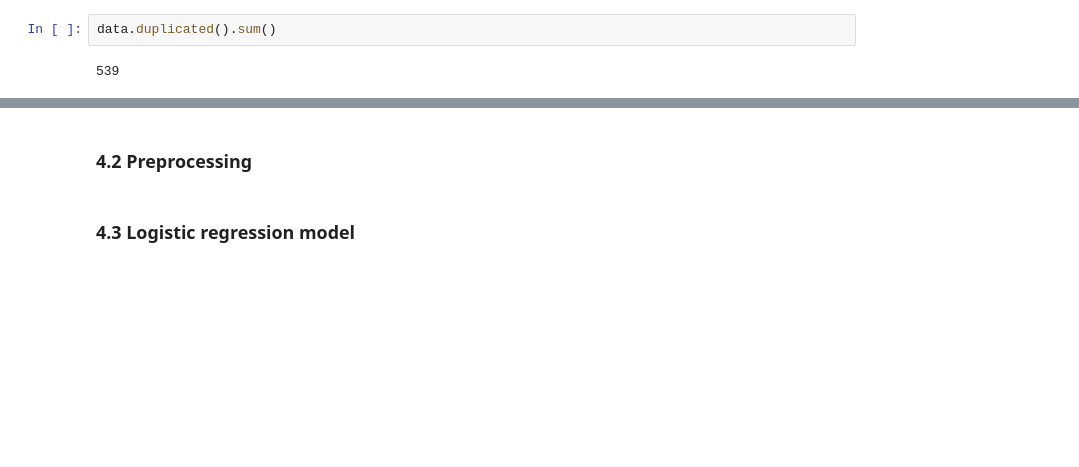
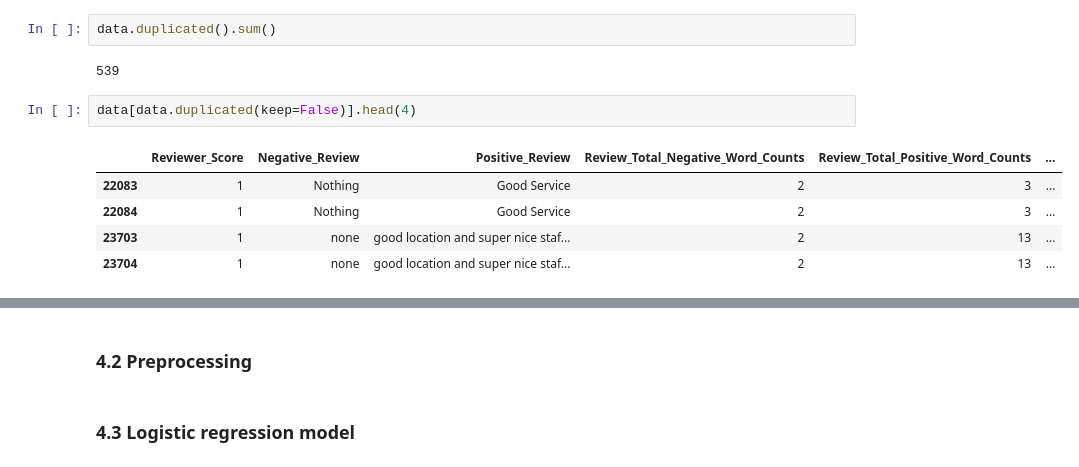
Before and after one commit to bennymiddel/personal_projects, a Jupyter notebook: 01_NLP_hotel_review/BM_NLP_hotel_review.ipynb, the cells around one changed output, grey strips where cells are left out. Drawn from its saved outputs; the diff is of its cells as text; blank space fills up the shorter version.

```diff
--- a/01_NLP_hotel_review/BM_NLP_hotel_review.ipynb
+++ b/01_NLP_hotel_review/BM_NLP_hotel_review.ipynb
@@ -355,3 +338,11 @@ data = data.drop(columns=['Day', 'Month', 'Year'] ,axis=1)
 data.duplicated().sum()
 # %% [output]
 539
+# %%
+data[data.duplicated(keep=False)].head(4)
+# %% [output]
+|  | Reviewer_Score | Negative_Review | Positive_Review | Review_Total_Negative_Word_Counts | Review_Total_Positive_Word_Counts | ... |
+| 22083 | 1 | Nothing | Good Service | 2 | 3 | ... |
+| 22084 | 1 | Nothing | Good Service | 2 | 3 | ... |
+| 23703 | 1 | none | good location and super nice staf... | 2 | 13 | ... |
+| 23704 | 1 | none | good location and super nice staf... | 2 | 13 | ... |
```
Also changed, not shown: parts of 29 cells of this notebook.
